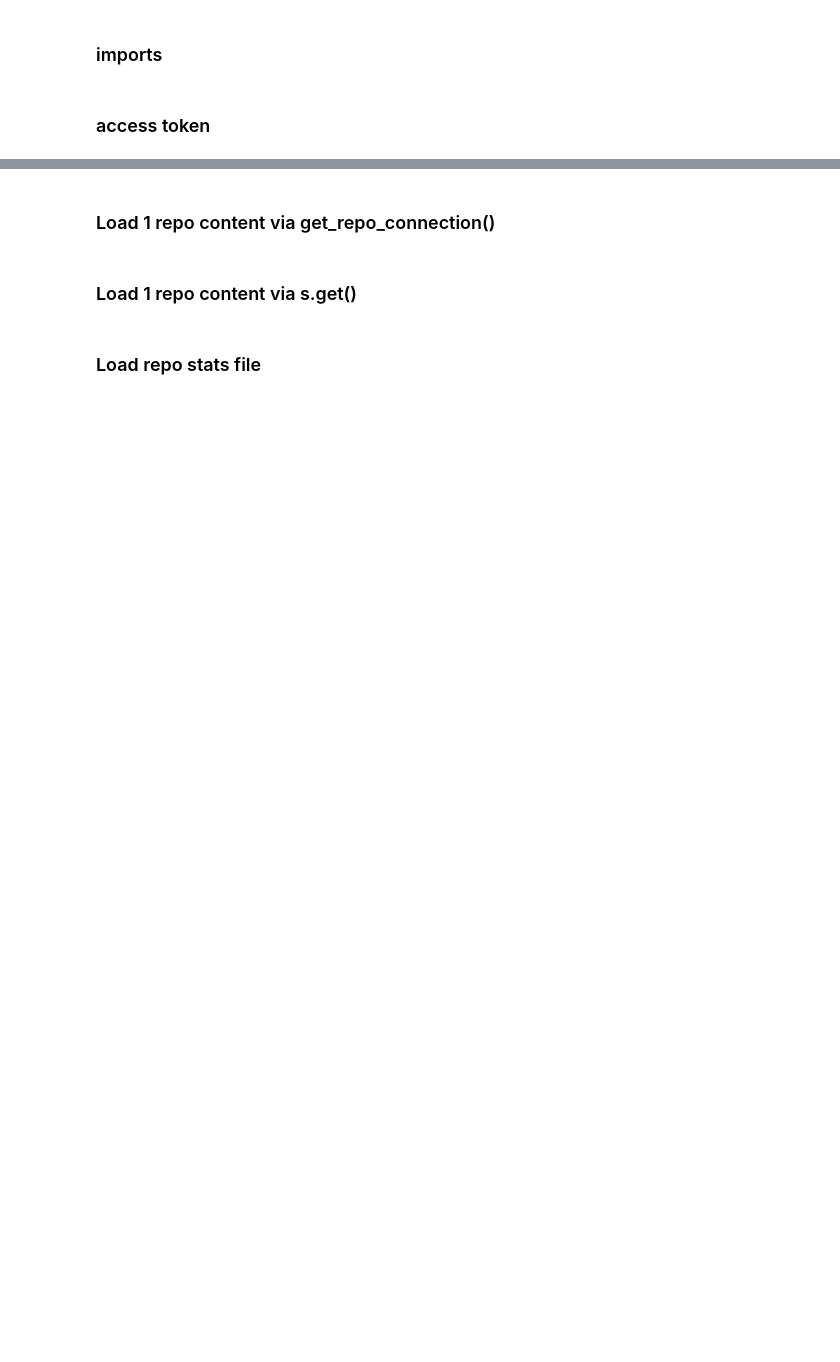
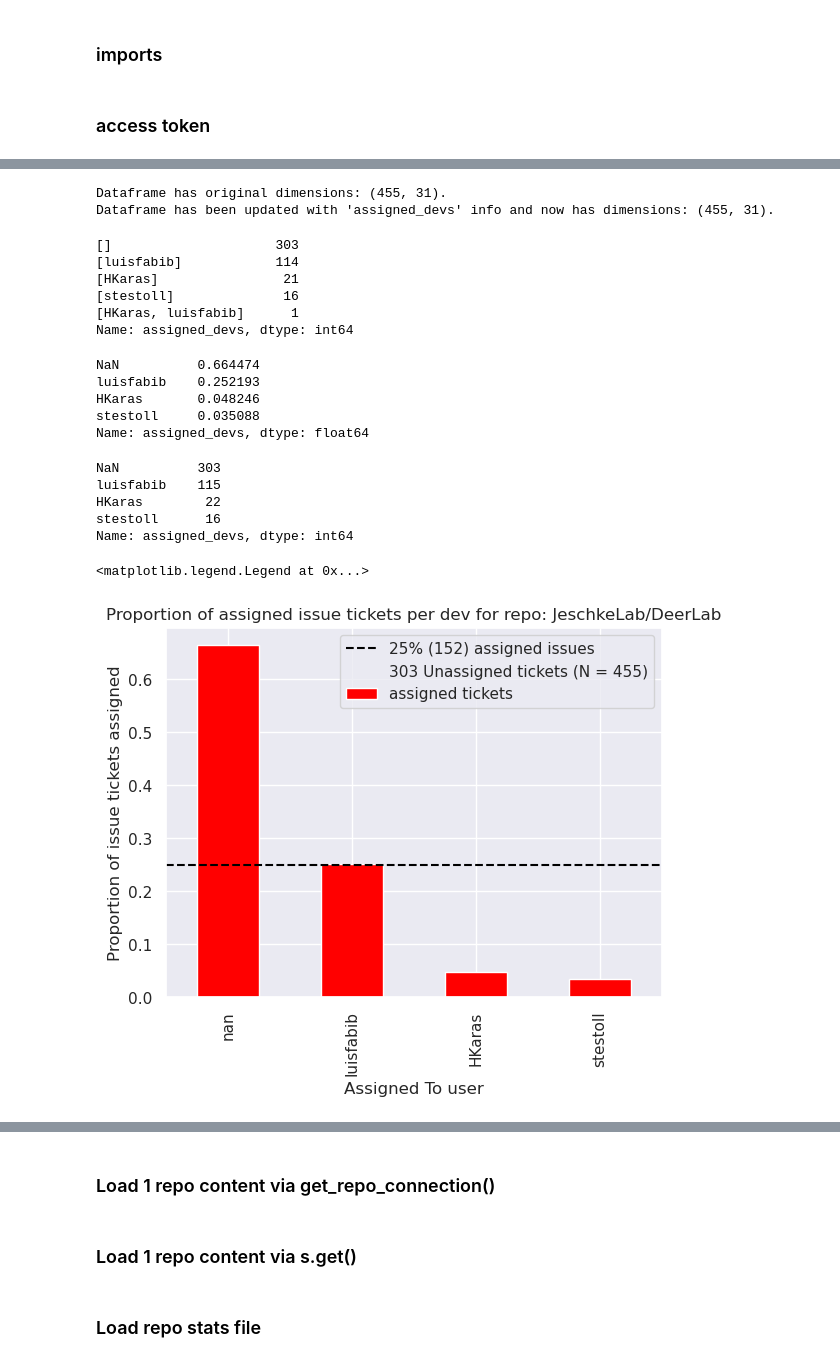
Before and after one commit to FlicAnderson/RSE-personas, a Jupyter notebook: githubanalysis/notebooks/Dev_Assignment.ipynb, the cells around one changed output, grey strips where cells are left out. Saved outputs shown, nothing was run; the diff lists cells and outputs as text; code cells hidden in the pictures; blank space fills up the shorter version.

```diff
--- a/githubanalysis/notebooks/Dev_Assignment.ipynb
+++ b/githubanalysis/notebooks/Dev_Assignment.ipynb
@@ -40,7 +41,7 @@ gh_token = ghauth.setup_github_auth(config_path='../../githubanalysis/config.cfg
 headers = {f"Authorization: Bearer {gh_token}"}
 # %%
 #repo_name = 'MotionbyLearning/stm' # 61
-repo_name = 'nicolasfara/reconfiguration-experiments'
+repo_name = 'JeschkeLab/DeerLab'
 
 import githubanalysis.processing.get_all_pages_issues
 from githubanalysis.processing.get_all_pages_issues import IssueGetter
@@ -61 +68,52 @@ open        1
 Name: state, dtype: int64
+# %%
+iss_devs = get_assignee.get_issue_assignees(iss_df)
+# %% [output]
+Dataframe has original dimensions: (455, 31).
+Dataframe has been updated with 'assigned_devs' info and now has dimensions: (455, 31).
+# %%
+iss_devs.assigned_devs.value_counts()
+# %% [output]
+[]                     303
+[luisfabib]            114
+[HKaras]                21
+[stestoll]              16
+[HKaras, luisfabib]      1
+Name: assigned_devs, dtype: int64
+# %%
+# reshape dataset to make taller on 'assigned_devs' column (ie 1x row:[dev1, dev2]; -> 2x rows: dev1; dev2
+exploded_devs = iss_devs.apply(pd.Series).explode(column='assigned_devs', ignore_index=True)
+# %%
+exploded_devs.assigned_devs.value_counts(normalize=True, dropna=False)
+# %% [output]
+NaN          0.664474
+luisfabib    0.252193
+HKaras       0.048246
+stestoll     0.035088
+Name: assigned_devs, dtype: float64
+# %%
+# calculate 25% of assigned tickets
+all_tix = len(iss_devs.index)
+total_assigned = len(iss_devs[[bool(x) for x in iss_devs.assigned_devs]])
+#non_assigned = all_tix - total_assigned
+non_assigned_text = f'{all_tix - total_assigned} Unassigned tickets (N = {all_tix})'
+
+print(exploded_devs['assigned_devs'].value_counts(dropna=False))  # print per-dev assignment counts
+
+# do actual plotting:
+exploded_devs['assigned_devs'].value_counts(normalize=True, dropna=False).plot.bar(column='assigned_devs', color='red', label='assigned tickets')
+
+plt.xlabel("Assigned To user")
+plt.ylabel("Proportion of issue tickets assigned")
+plt.title(f"Proportion of assigned issue tickets per dev for repo: {repo_name}")
+plt.axhline(y=(0.25), linestyle='--', color='black', label=f'25% ({total_assigned}) assigned issues')  # plot line at 25% of all closed assigned tickets
+plt.plot([], [], ' ', label=non_assigned_text)  # Create empty plot with blank marker containing the extra label
+plt.legend(loc='upper right')
+# %% [output]
+NaN          303
+luisfabib    115
+HKaras        22
+stestoll      16
+Name: assigned_devs, dtype: int64
+<matplotlib.legend.Legend at 0x...>
+[figure, added]
```
Also changed, not shown: parts of 21 cells of this notebook.
